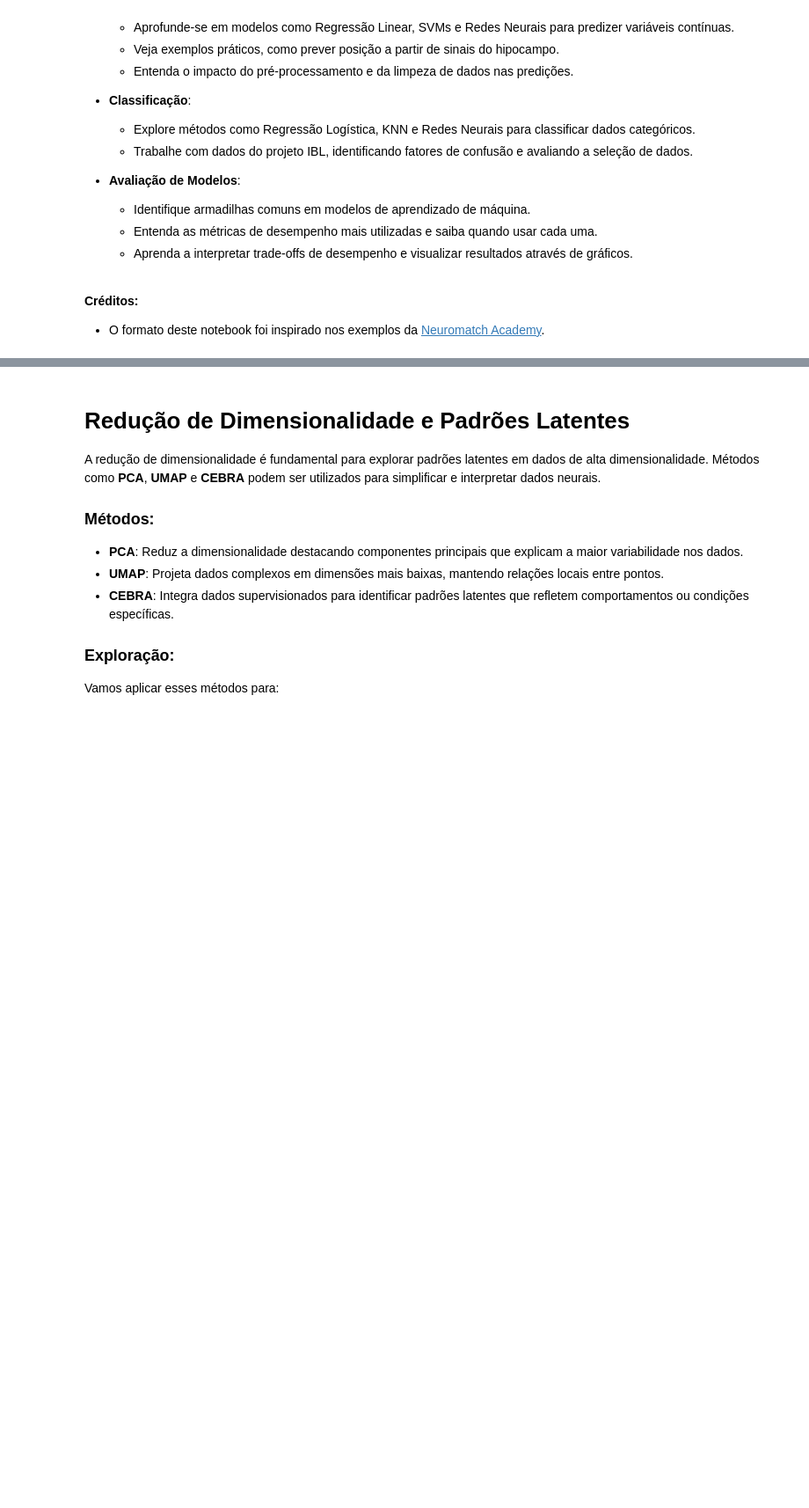
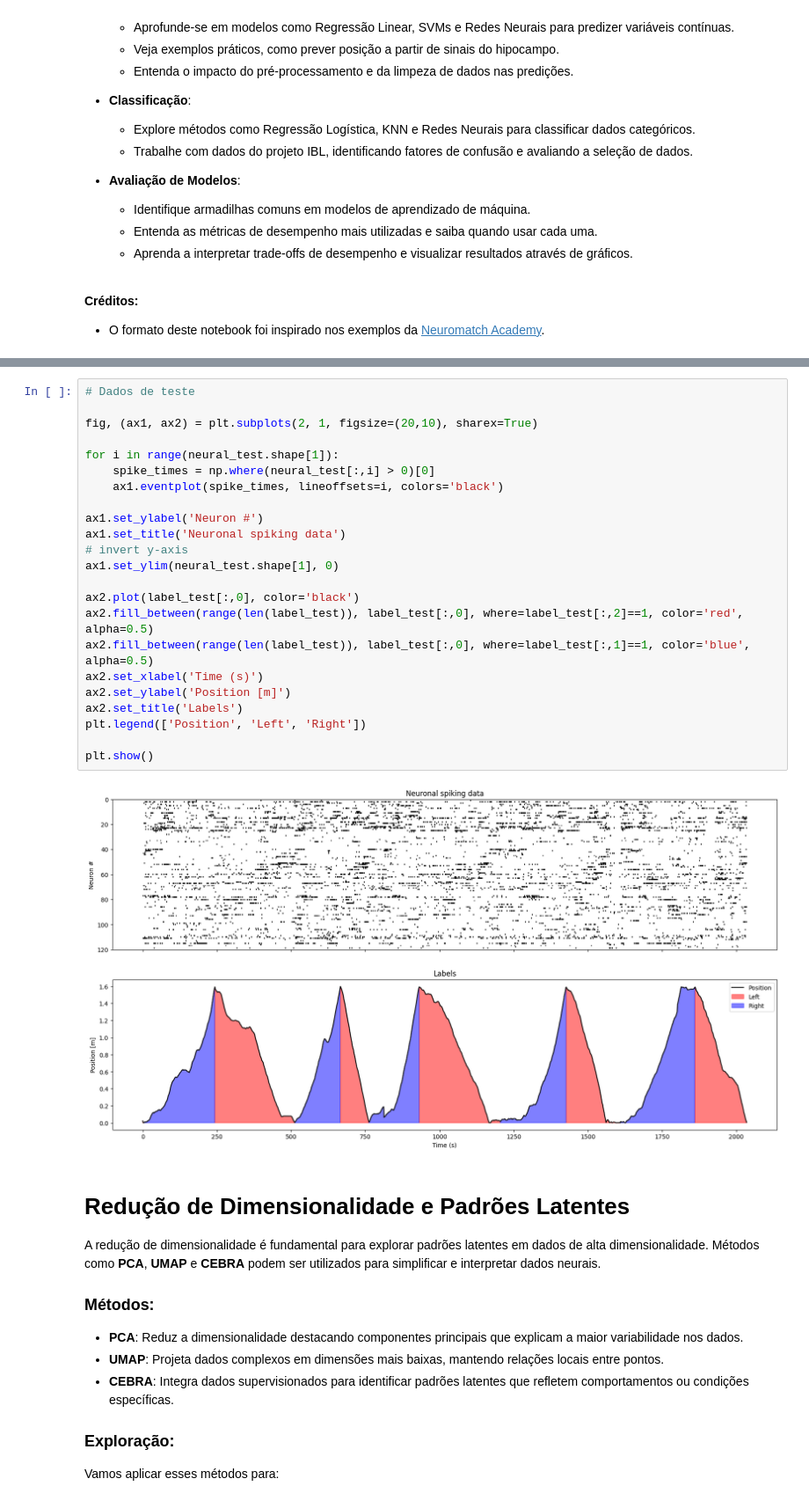
Before and after one commit to lucaase/brain-decoding, a Jupyter notebook: modified_course_notebook.ipynb, the cells around one changed output, grey strips where cells are left out. Shown at 88% size. Drawn from its saved outputs; the diff is of its cells as text; blank space fills up the shorter version.

```diff
--- a/modified_course_notebook.ipynb
+++ b/modified_course_notebook.ipynb
@@ -200,3 +162,28 @@ Name: Velocity, dtype: float64
+# %%
+# Dados de teste
+
+fig, (ax1, ax2) = plt.subplots(2, 1, figsize=(20,10), sharex=True)
+
+for i in range(neural_test.shape[1]):
+    spike_times = np.where(neural_test[:,i] > 0)[0]
+    ax1.eventplot(spike_times, lineoffsets=i, colors='black')
+
+ax1.set_ylabel('Neuron #')
+ax1.set_title('Neuronal spiking data')
+# invert y-axis
+ax1.set_ylim(neural_test.shape[1], 0)
+
+ax2.plot(label_test[:,0], color='black')
+ax2.fill_between(range(len(label_test)), label_test[:,0], where=label_test[:,2]==1, color='red', alpha=0.5)
+ax2.fill_between(range(len(label_test)), label_test[:,0], where=label_test[:,1]==1, color='blue', alpha=0.5)
+ax2.set_xlabel('Time (s)')
+ax2.set_ylabel('Position [m]')
+ax2.set_title('Labels')
+plt.legend(['Position', 'Left', 'Right'])
+
+plt.show()
+# %% [output]
+[figure, added]
 # %% [markdown]
 # Redução de Dimensionalidade e Padrões Latentes
 
```
Also changed, not shown: parts of 25 cells of this notebook.
